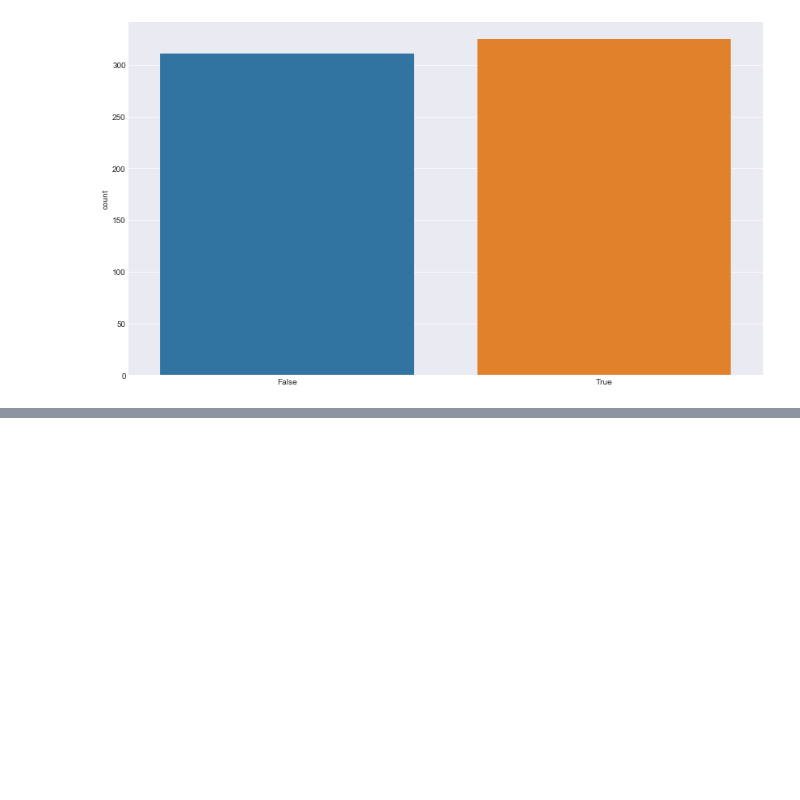
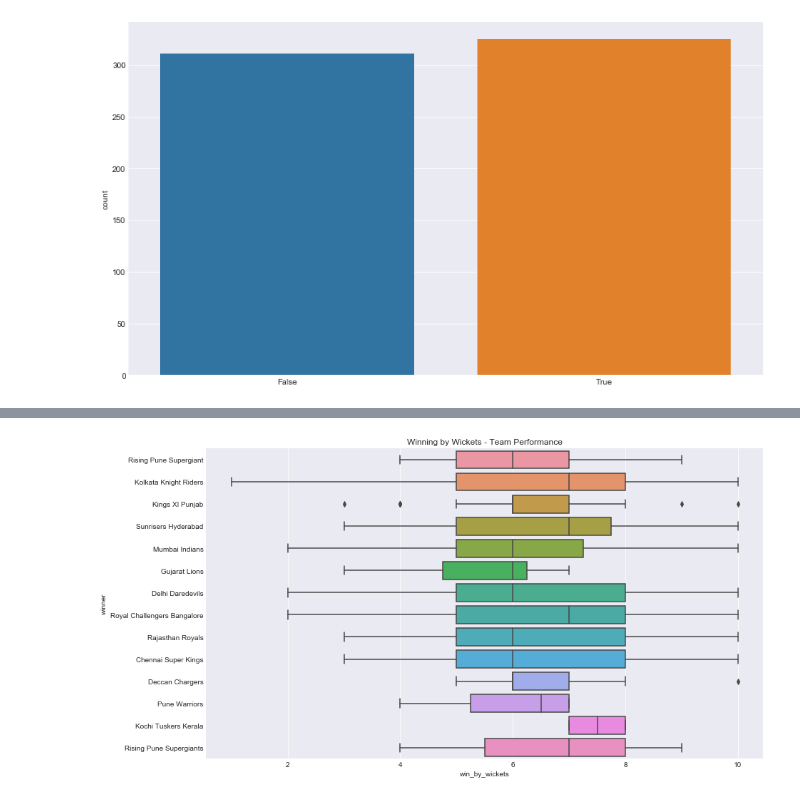
Before and after one commit to amrrs/iq18_workshop, a Jupyter notebook: data_analysis/Data Analysis in Python with IPL Dataset.ipynb, the cells around one changed output, grey strips where cells are left out. Drawn from its saved outputs; the diff is of its cells as text; code cells hidden in the pictures; blank space fills up the shorter version.

```diff
--- a/data_analysis/Data Analysis in Python with IPL Dataset.ipynb
+++ b/data_analysis/Data Analysis in Python with IPL Dataset.ipynb
@@ -279,0 +320,11 @@ plt.show()
+# %%
+#sns.barplot(x="day", y="total_bill", data=tips)
+fig, ax = plt.subplots()
+#fig.figsize = [16,10]
+#ax.set_ylim([0,20])
+ax.set_title("Winning by Wickets - Team Performance")
+#top_players.plot.bar()
+sns.boxplot(y = 'winner', x = 'win_by_wickets', data=matches[matches['win_by_wickets']>0], orient = 'h'); #palette="Blues");
+plt.show()
+# %% [output]
+[figure, added]
```
Also changed, not shown: parts of 4 cells of this notebook.
